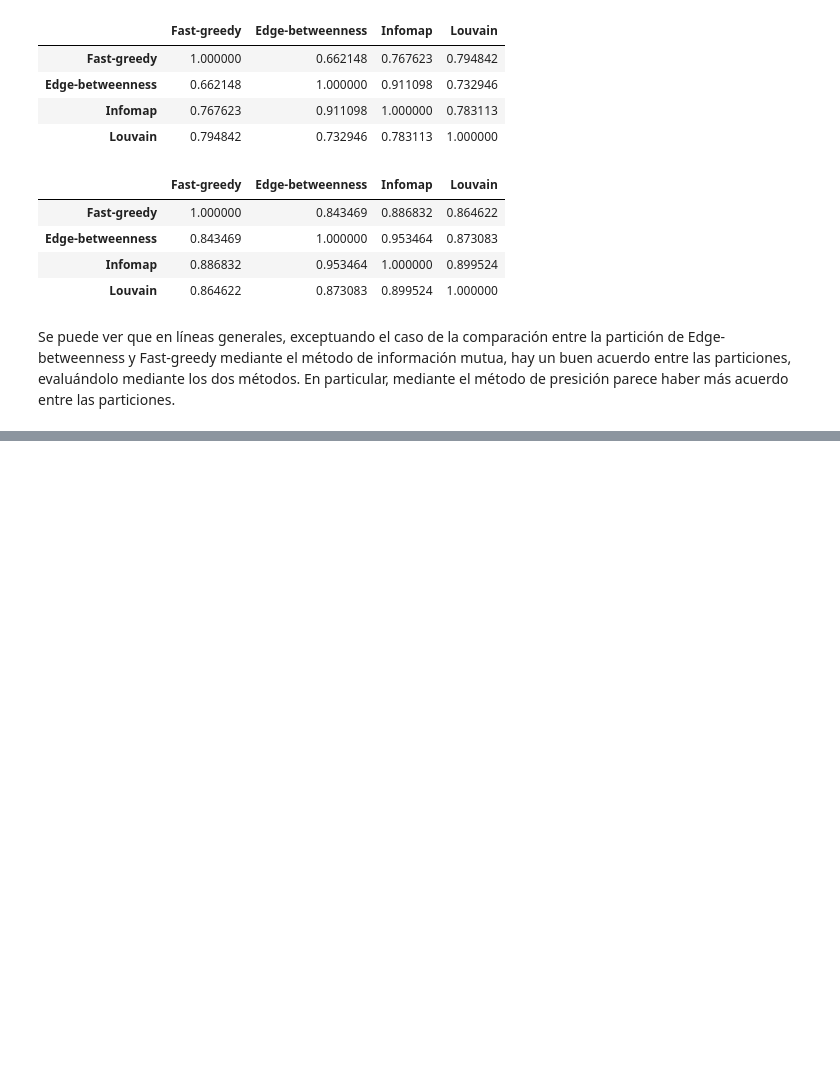
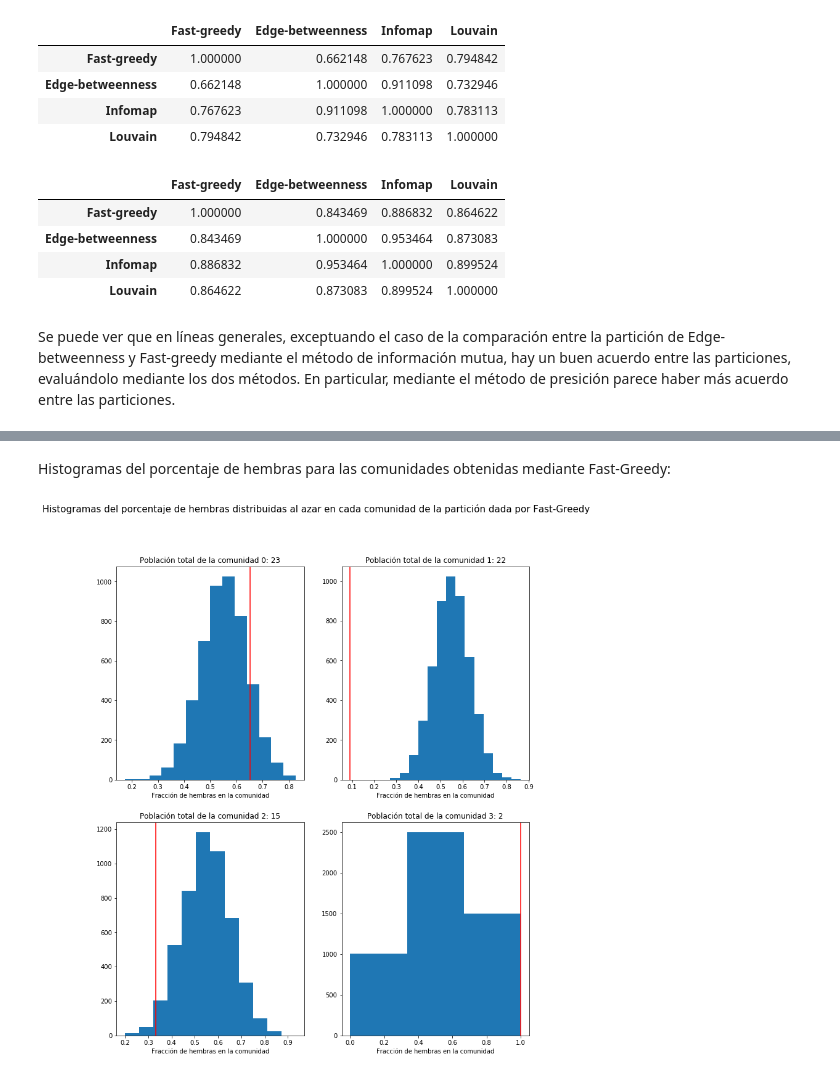
Before and after one commit to MarianoNicolini17/TP3, a Jupyter notebook: tp3_main.ipynb, the cells around one changed output, grey strips where cells are left out. Drawn from its saved outputs; the diff is of its cells as text; code cells hidden in the pictures; blank space fills up the shorter version.

```diff
--- a/tp3_main.ipynb
+++ b/tp3_main.ipynb
@@ -573,0 +780,31 @@ Se puede ver que en líneas generales, exceptuando el caso de la comparación en
+# %% [markdown]
+Histogramas del porcentaje de hembras para las comunidades obtenidas mediante Fast-Greedy:
+# %%
+# Histogramas Fast-Greedy
+
+generos_fg = poblacionAtributoComus(red_delf, comus_fg)
+
+fig = plt.figure(figsize=(12,14))
+ax1 = fig.add_subplot(221)
+ax2 = fig.add_subplot(222)
+ax3 = fig.add_subplot(223)
+ax4 = fig.add_subplot(224)
+
+
+axs_fg = [ax1, ax2, ax3, ax4]
+bineo_fg_hembras = [14, 14, 12, 3]
+
+axvlines_fg = []
+for i in range(len(generos_fg)):
+    axvlines_fg.append(generos_fg[i]['f'])
+
+for i in range(len(axs_fg)):
+    axs_fg[i].hist(np.array(hembrasAzar_fg[i])/poblacionComus(comus_fg)[i], bins = bineo_fg_hembras[i])
+    axs_fg[i].set_title('Población total de la comunidad {0}: {1}'.format(i, poblacionComus(comus_fg)[i]))
+    axs_fg[i].axvline(axvlines_fg[i]/poblacionComus(comus_fg)[i], c='red')
+    axs_fg[i].set_xlabel('Fracción de hembras en la comunidad')
+
+fig.suptitle('Histogramas del porcentaje de hembras distribuidas al azar en cada comunidad de la partición dada por Fast-Greedy', fontsize=15)
+plt.show()
+# %% [output]
+[figure, added]
```
Also changed, not shown: parts of 35 cells of this notebook, 1 other file.
